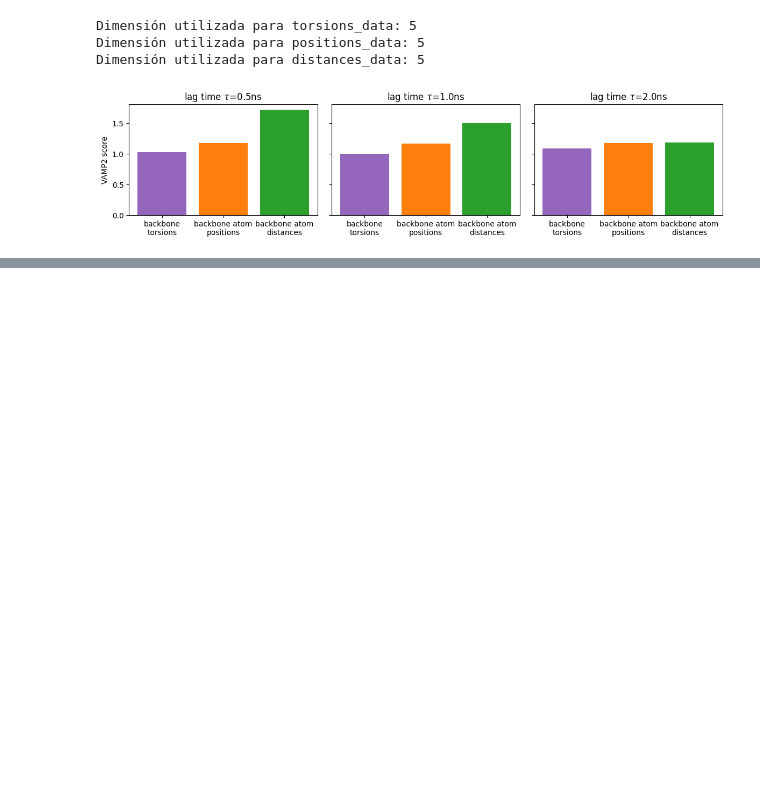
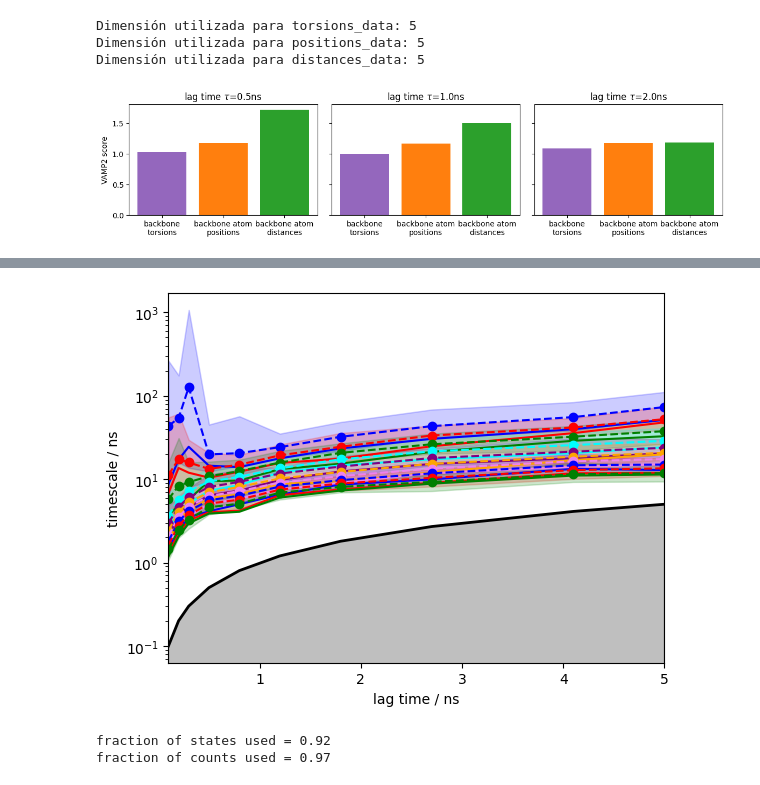
Before and after one commit to Biocomputing-Teaching/David-pyEMMA-tutorial, a Jupyter notebook: Nayanika trajectory.ipynb, the cells around one changed output, grey strips where cells are left out. Drawn from its saved outputs; the diff is of its cells as text; code cells hidden in the pictures; blank space fills up the shorter version.

```diff
--- a/Nayanika trajectory.ipynb
+++ b/Nayanika trajectory.ipynb
@@ -125,0 +221,12 @@ fig.tight_layout()
+# %%
+its = pyemma.msm.its(cluster.dtrajs, lags=50, nits=10, errors='bayes')
+pyemma.plots.plot_implied_timescales(its, units='ns', dt=0.1);
+# %% [output]
+[figure, added]
+# %%
+msm = pyemma.msm.bayesian_markov_model(cluster.dtrajs, lag=5, dt_traj='0.1 ns')
+print('fraction of states used = {:.2f}'.format(msm.active_state_fraction))
+print('fraction of counts used = {:.2f}'.format(msm.active_count_fraction))
+# %% [output]
+fraction of states used = 0.92
+fraction of counts used = 0.97
```
Also changed, not shown: parts of 19 cells of this notebook.
